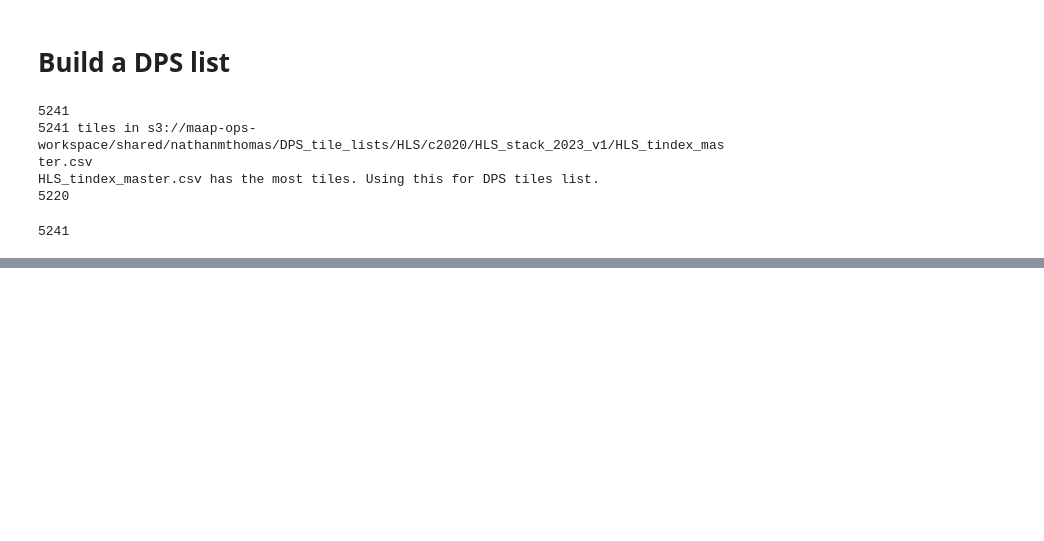
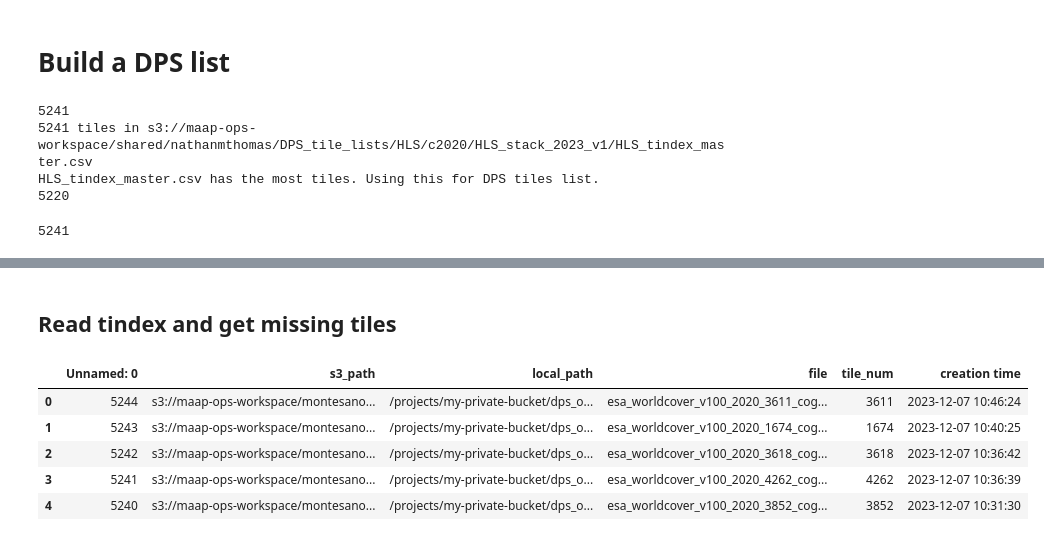
Before and after one commit to lauraduncanson/icesat2_boreal, a Jupyter notebook: notebooks/3.Gridded_product_development/DPS_build_stack_S1.ipynb, the cells around one changed output, grey strips where cells are left out. Saved outputs shown, nothing was run; the diff lists cells and outputs as text; code cells hidden in the pictures; blank space fills up the shorter version.

```diff
--- a/notebooks/3.Gridded_product_development/DPS_build_stack_S1.ipynb
+++ b/notebooks/3.Gridded_product_development/DPS_build_stack_S1.ipynb
@@ -309,0 +554,13 @@ Wall time: 420 ms
+# %% [markdown]
+## Read tindex and get missing tiles
+# %%
+boreal_tile_index = geopandas.read_file('/projects/shared-buckets/montesano/databank/boreal_tiles_v004.gpkg')
+df = pd.read_csv('/projects/my-public-bucket/DPS_tile_lists/build_stack_v2023_2/LC_ESA_WC_2020/LC_tindex_master.csv')
+df.head()
+# %% [output]
+|  | Unnamed: 0 | s3_path | local_path | file | tile_num | creation time |
+| 0 | 5244 | s3://maap-ops-workspace/montesano... | /projects/my-private-bucket/dps_o... | esa_worldcover_v100_2020_3611_cog... | 3611 | 2023-12-07 10:46:24 |
+| 1 | 5243 | s3://maap-ops-workspace/montesano... | /projects/my-private-bucket/dps_o... | esa_worldcover_v100_2020_1674_cog... | 1674 | 2023-12-07 10:40:25 |
+| 2 | 5242 | s3://maap-ops-workspace/montesano... | /projects/my-private-bucket/dps_o... | esa_worldcover_v100_2020_3618_cog... | 3618 | 2023-12-07 10:36:42 |
+| 3 | 5241 | s3://maap-ops-workspace/montesano... | /projects/my-private-bucket/dps_o... | esa_worldcover_v100_2020_4262_cog... | 4262 | 2023-12-07 10:36:39 |
+| 4 | 5240 | s3://maap-ops-workspace/montesano... | /projects/my-private-bucket/dps_o... | esa_worldcover_v100_2020_3852_cog... | 3852 | 2023-12-07 10:31:30 |
```
Also changed, not shown: parts of 48 cells of this notebook, 3 other files.
